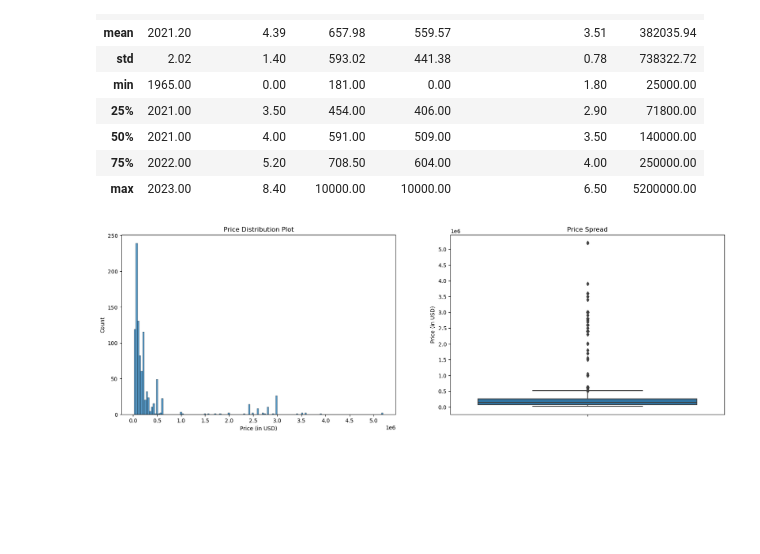
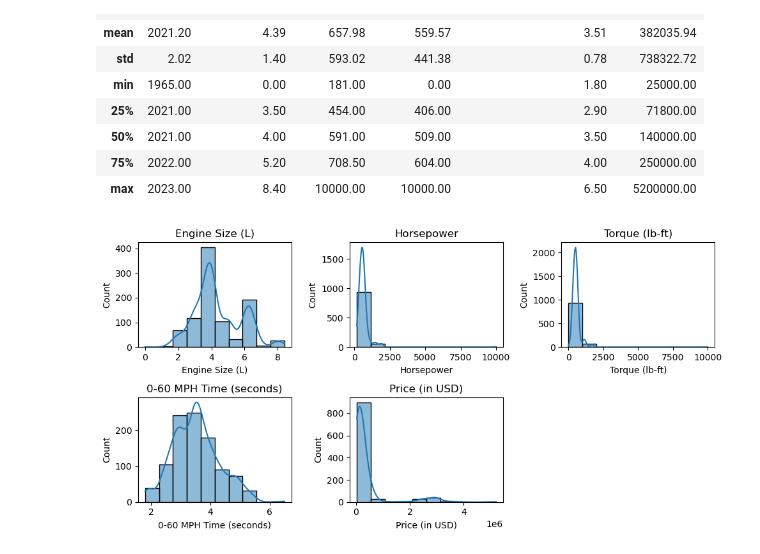
Before and after one commit to thomaschow0716/Sports_cars, a Jupyter notebook: Sports Cars.ipynb, the cells around one changed output. Saved outputs shown, nothing was run; the diff lists cells and outputs as text; code cells hidden in the pictures; blank space fills up the shorter version.

```diff
--- a/Sports Cars.ipynb
+++ b/Sports Cars.ipynb
@@ -124,7 +124,7 @@ sports_cars
 | 1006 | Rimac | Nevera | 2021 | None | 1888 | 1696 | 1.85 | ... |
 1007 rows × 10 columns
 # %%
-sports_cars.iloc[:,2:8] = sports_cars.iloc[:,2:8].apply(pd.to_numeric, errors = 'coerce')
+sports_cars.iloc[:,3:8] = sports_cars.iloc[:,3:8].apply(pd.to_numeric, errors = 'coerce')
 sports_cars
 # %% [output]
 |  | Car Make | Car Model | Year | Engine Size (L) | Horsepower | Torque (lb-ft) | 0-60 MPH Time (seconds) | ... |
@@ -153,18 +153,13 @@ sports_cars.describe()
 | 75% | 2022.00 | 5.20 | 708.50 | 604.00 | 4.00 | 250000.00 |
 | max | 2023.00 | 8.40 | 10000.00 | 10000.00 | 6.50 | 5200000.00 |
 # %%
-plt.figure(figsize=(20,6))
-
-plt.subplot(1,2,1)
-plt.title('Price Distribution Plot')
-plt.xticks(np.arange(0, 6000000, step=500000))
-sns.histplot(sports_cars['Price (in USD)'])
-
-plt.subplot(1,2,2)
-plt.title('Price Spread')
-plt.yticks(np.arange(0, 6000000, step=500000))
-sns.boxplot(y=sports_cars['Price (in USD)'])
-
+features = ['Engine Size (L)', 'Horsepower', 'Torque (lb-ft)','0-60 MPH Time (seconds)','Price (in USD)']
+plt.figure(figsize=(10, 5))
+for feature in features:
+    plt.subplot(2, 3, features.index(feature) + 1)
+    sns.histplot(data=sports_cars[feature], bins=10, kde=True)
+    plt.title(feature)
+plt.tight_layout()
 plt.show()
 # %% [output]
-[figure, old version]
+[figure, new version]
```
Also changed, not shown: parts of 3 cells of this notebook.
